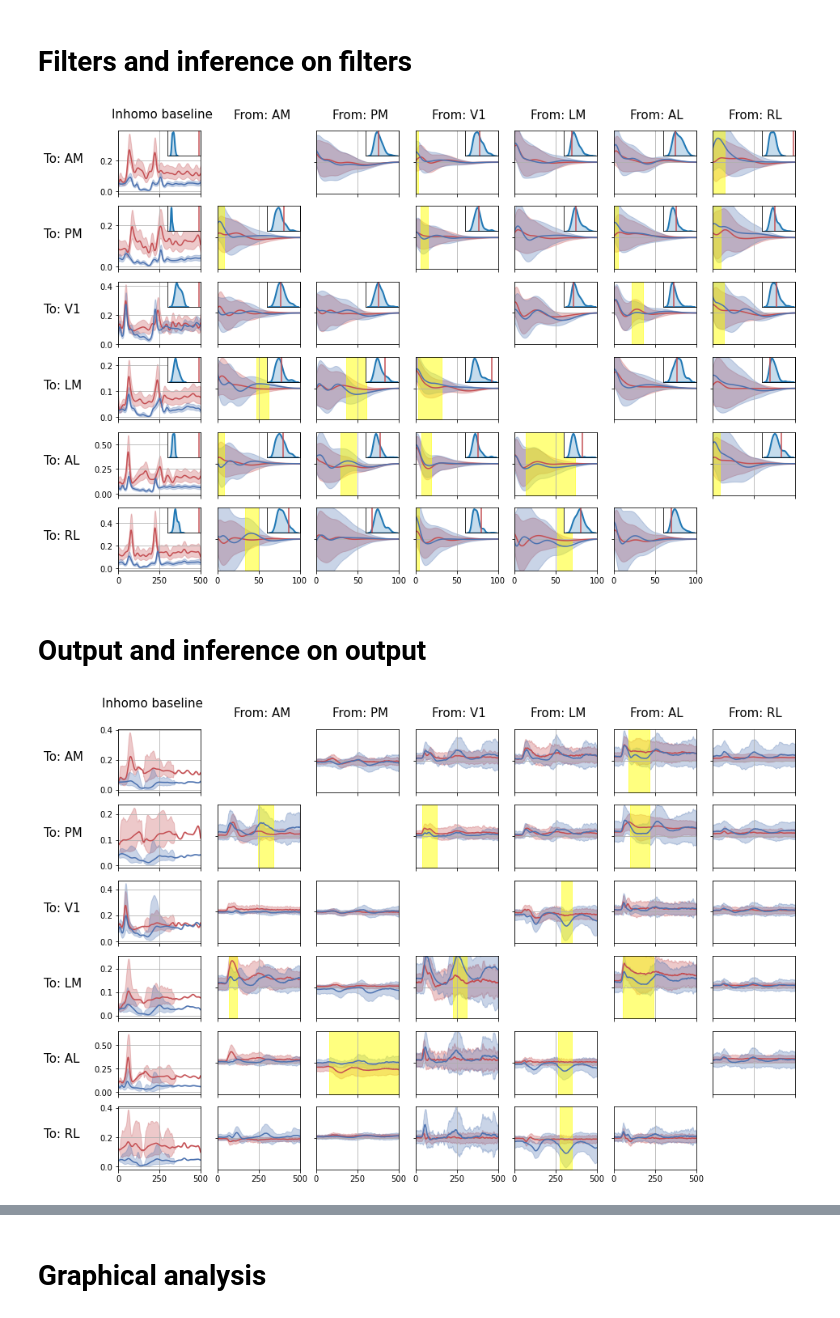
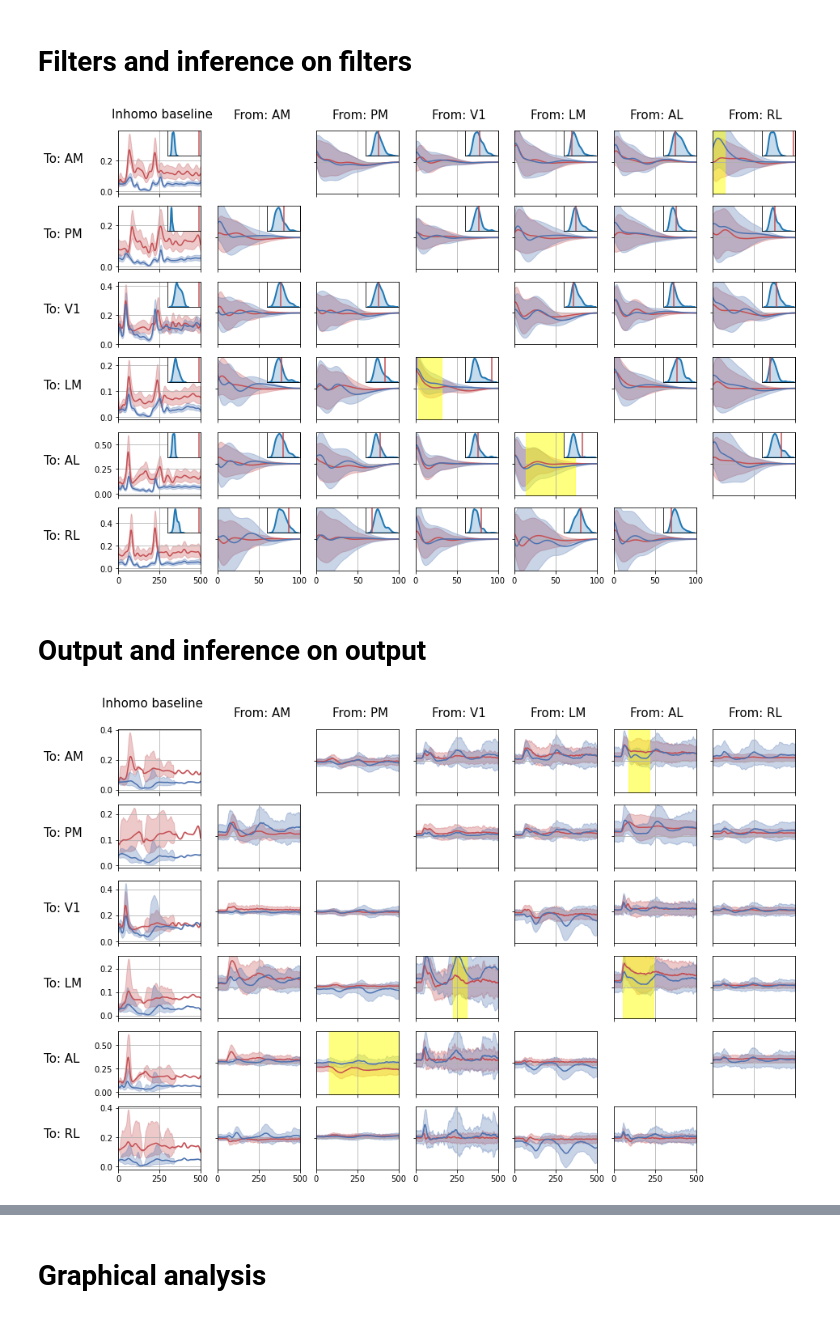
Before and after one commit to Qi-Xin/MultiNeuronGLM, a Jupyter notebook: 2022 Sep version time-warping nonlinear history.ipynb, the cells around one changed output, grey strips where cells are left out. Saved outputs shown, nothing was run; the diff lists cells and outputs as text; code cells hidden in the pictures.

```diff
--- a/2022 Sep version time-warping nonlinear history.ipynb
+++ b/2022 Sep version time-warping nonlinear history.ipynb
@@ -1191,35 +1191,35 @@ for i in range(len(probe_list)):
         sns.kdeplot(statistics_null_filter[filter_index], linewidth=2, ax=ins, fill=True)
         ins.axvline(statistics_filter[filter_index], linewidth=1.5, color='r')
         ins.set_xticks([])
         ins.set_yticks([])
         ins.set_ylabel('')
 
         if i==0 and j==2:
             plt.subplot(6, 7, i*7+j+1+1, frameon=True)
             plt.text(-4.5*filter_length, 0, f'To: AM', fontsize=fontsize)
         if i==1 and j==0:
             plt.subplot(6, 7, i*7+j+1+1, frameon=True)
             plt.text(0.2*filter_length, 3.8*filter_amp, f'From: AM', fontsize=fontsize)
         if i==0 and j==-1:
             plt.subplot(6, 7, i*7+j+1+1, frameon=True)
             plt.text(-0.4*filter_length, 3.2*filter_amp, f'Inhomo baseline', fontsize=fontsize)
 
-        if pvalue_filter[filter_index]<=0.4 and j!=-1:
+        if pvalue_filter[filter_index]<=0.05 and j!=-1:
             # change yellow to ROI
             stats_list = []
             for ii, ROI in enumerate(ROI_filter[filter_index]):
                 function1 = stationary_filter[filter_index][0]
                 function2 = running_filter[filter_index][0]
                 diff = np.abs(function1 - function2)
                 stats_list.append( np.sum(diff[ROI]) )
             temp = ROI_filter[filter_index][np.argmax(stats_list)]
             x = np.array([temp.min(), temp.max()])
             plt.fill_between(x, np.array([-filter_amp,-filter_amp]), np.array([filter_amp,filter_amp]), \
                              color='yellow', alpha=.5)
 #             ax.patch.set_alpha(0.3)
 #             ax.set_facecolor('yellow')
 # %% [output]
-[figure, old version]
+[figure, new version]
 # %% [markdown]
 # Output and inference on output
 # %%
@@ -1290,12 +1290,12 @@ for i in range(len(probe_list)):
             plt.subplot(6, 7, i*7+j+1+1, frameon=True)
             plt.text(-0.2*filter_length, 0.55*filter_amp, f'Inhomo baseline', fontsize=fontsize)
 
-        if pvalue_output[filter_index]<=0.2 and j!=-1:
+        if pvalue_output[filter_index]<=0.05 and j!=-1:
             # change yellow to ROI
             stats_list = []
             for ii, ROI in enumerate(ROI_output[filter_index]):
                 function1 = stationary_output[filter_index][0]
-                function1 = running_output[filter_index][0]
+                function2 = running_output[filter_index][0]
                 diff = np.abs(function1 - function2)
                 stats_list.append( np.sum(diff[ROI]) )
             temp = ROI_output[filter_index][np.argmax(stats_list)]
@@ -1305,4 +1305,4 @@ for i in range(len(probe_list)):
 #             ax.patch.set_alpha(0.3)
 #             ax.set_facecolor('yellow')
 # %% [output]
-[figure, old version]
+[figure, new version]
```
Also changed, not shown: parts of 16 cells of this notebook, 1 other file.
